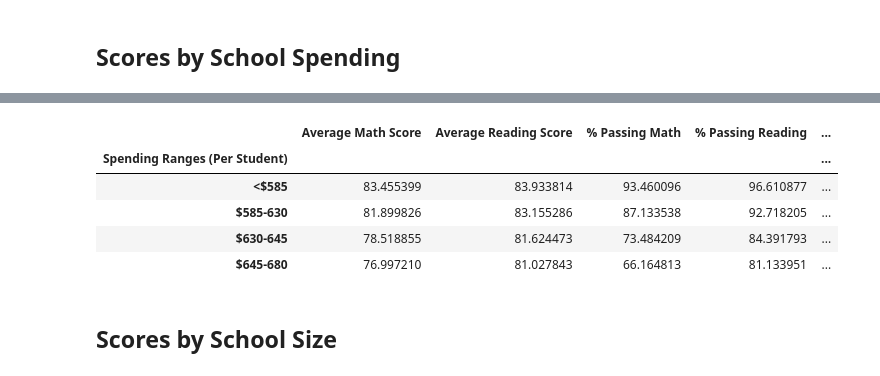
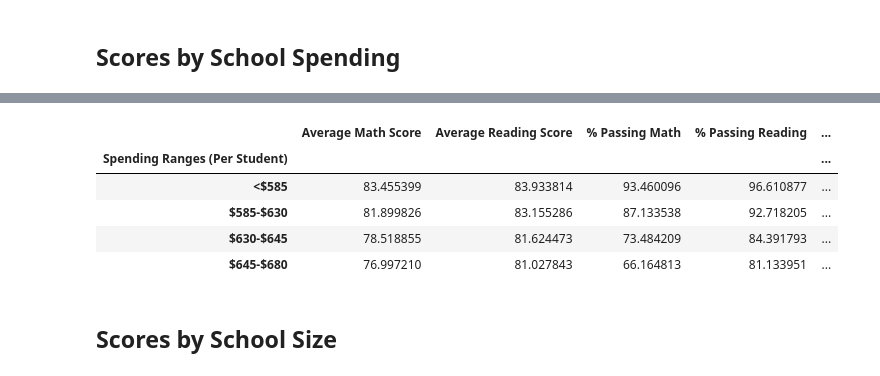
Before and after one commit to pixare7/pandas-challenge, a Jupyter notebook: PyCitySchools/PyCitySchools.ipynb, the cells around one changed output, grey strips where cells are left out. Drawn from its saved outputs; the diff is of its cells as text; code cells hidden in the pictures.

```diff
--- a/PyCitySchools/PyCitySchools.ipynb
+++ b/PyCitySchools/PyCitySchools.ipynb
@@ -419,19 +484,20 @@ spending_reading_scores = school_spending_df.groupby(["Spending Ranges (Per Stud
 spending_passing_math = school_spending_df.groupby(["Spending Ranges (Per Student)"])["% Passing Math"].mean()
 spending_passing_reading = school_spending_df.groupby(["Spending Ranges (Per Student)"])["% Passing Reading"].mean()
 overall_passing_spending = school_spending_df.groupby(["Spending Ranges (Per Student)"])["% Overall Passing"].mean()
-# %%
-# Assemble into DataFrame
-spending_summary =
-
-# Display results
-spending_summary
-# %% [output]
-|  | Average Math Score | Average Reading Score | % Passing Math | % Passing Reading | ... |
-| Spending Ranges (Per Student) |  |  |  |  | ... |
-| <$585 | 83.455399 | 83.933814 | 93.460096 | 96.610877 | ... |
-| $585-630 | 81.899826 | 83.155286 | 87.133538 | 92.718205 | ... |
-| $630-645 | 78.518855 | 81.624473 | 73.484209 | 84.391793 | ... |
-| $645-680 | 76.997210 | 81.027843 | 66.164813 | 81.133951 | ... |
+# %%
+# Assemble into DataFrame
+spending_summary = pd.concat([spending_math_scores, spending_reading_scores, spending_passing_math, spending_passing_reading, overall_passing_spending],
+                             axis=1, keys=['Average Math Score', 'Average Reading Score', '% Passing Math', '% Passing Reading', '% Overall Passing'])
+
+# Display results
+spending_summary
+# %% [output]
+|  | Average Math Score | Average Reading Score | % Passing Math | % Passing Reading | ... |
+| Spending Ranges (Per Student) |  |  |  |  | ... |
+| <$585 | 83.455399 | 83.933814 | 93.460096 | 96.610877 | ... |
+| $585-$630 | 81.899826 | 83.155286 | 87.133538 | 92.718205 | ... |
+| $630-$645 | 78.518855 | 81.624473 | 73.484209 | 84.391793 | ... |
+| $645-$680 | 76.997210 | 81.027843 | 66.164813 | 81.133951 | ... |
 # %% [markdown]
 ## Scores by School Size
 # %%
```
Also changed, not shown: parts of 31 cells of this notebook.
